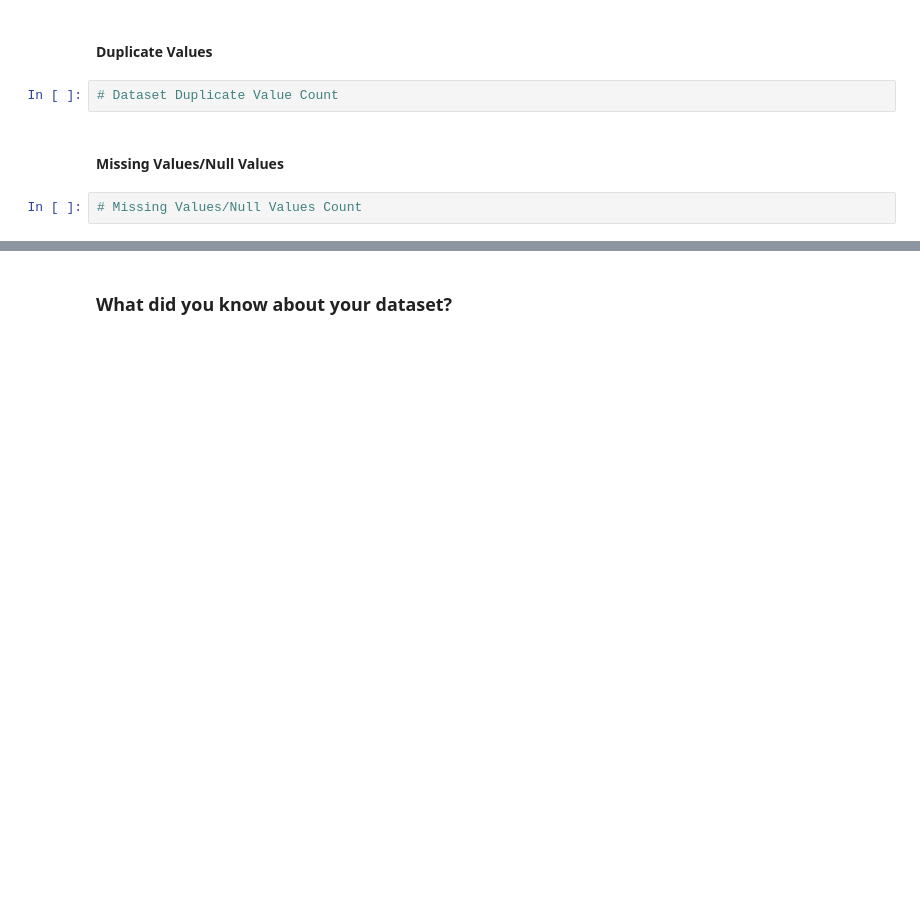
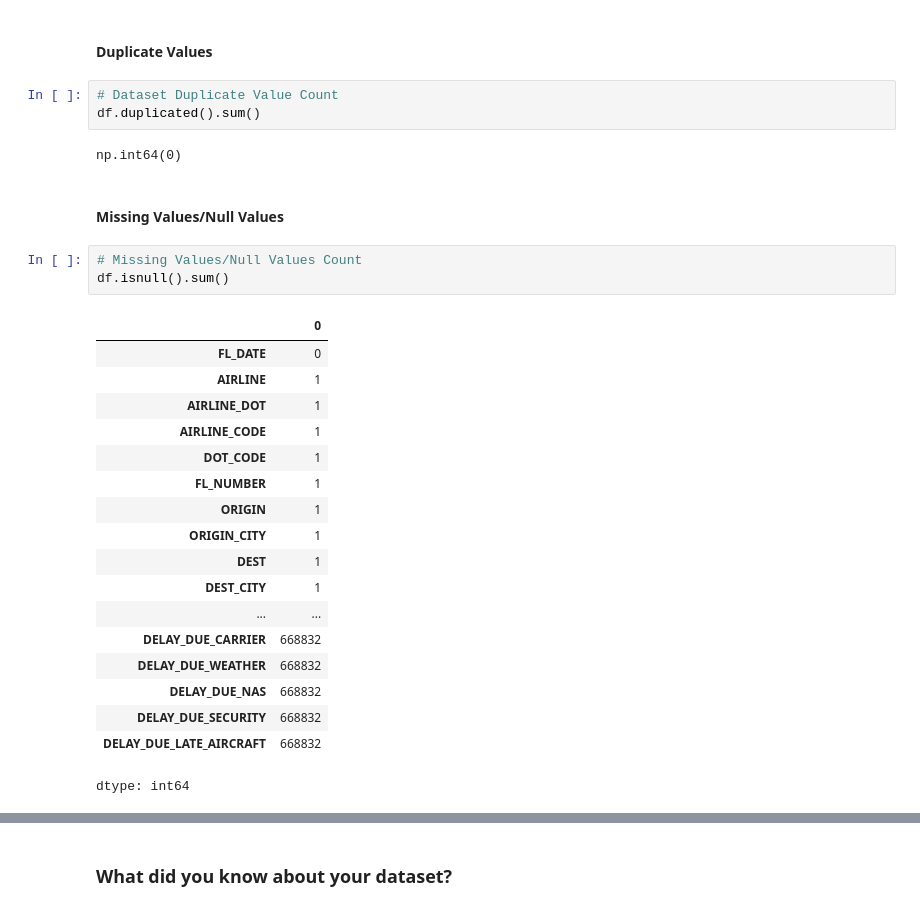
Before and after one commit to sanyam092006/ml_new, a Jupyter notebook: Sample_EDA_Submission_Template.ipynb, the cells around one changed output, grey strips where cells are left out. Cells and saved outputs as stored; diff of their text form; blank space fills up the shorter version.

```diff
--- a/Sample_EDA_Submission_Template.ipynb
+++ b/Sample_EDA_Submission_Template.ipynb
@@ -85,9 +125,32 @@ M - Multivariate Analysis
 #### Duplicate Values
 # %%
 # Dataset Duplicate Value Count
+df.duplicated().sum()
+# %% [output]
+np.int64(0)
 # %% [markdown]
 #### Missing Values/Null Values
 # %%
 # Missing Values/Null Values Count
+df.isnull().sum()
+# %% [output]
+|  | 0 |
+| FL_DATE | 0 |
+| AIRLINE | 1 |
+| AIRLINE_DOT | 1 |
+| AIRLINE_CODE | 1 |
+| DOT_CODE | 1 |
+| FL_NUMBER | 1 |
+| ORIGIN | 1 |
+| ORIGIN_CITY | 1 |
+| DEST | 1 |
+| DEST_CITY | 1 |
+| ... | ... |
+| DELAY_DUE_CARRIER | 668832 |
+| DELAY_DUE_WEATHER | 668832 |
+| DELAY_DUE_NAS | 668832 |
+| DELAY_DUE_SECURITY | 668832 |
+| DELAY_DUE_LATE_AIRCRAFT | 668832 |
+dtype: int64
 # %%
 # Visualizing the missing values
```
Also changed, not shown: parts of 10 cells of this notebook.
